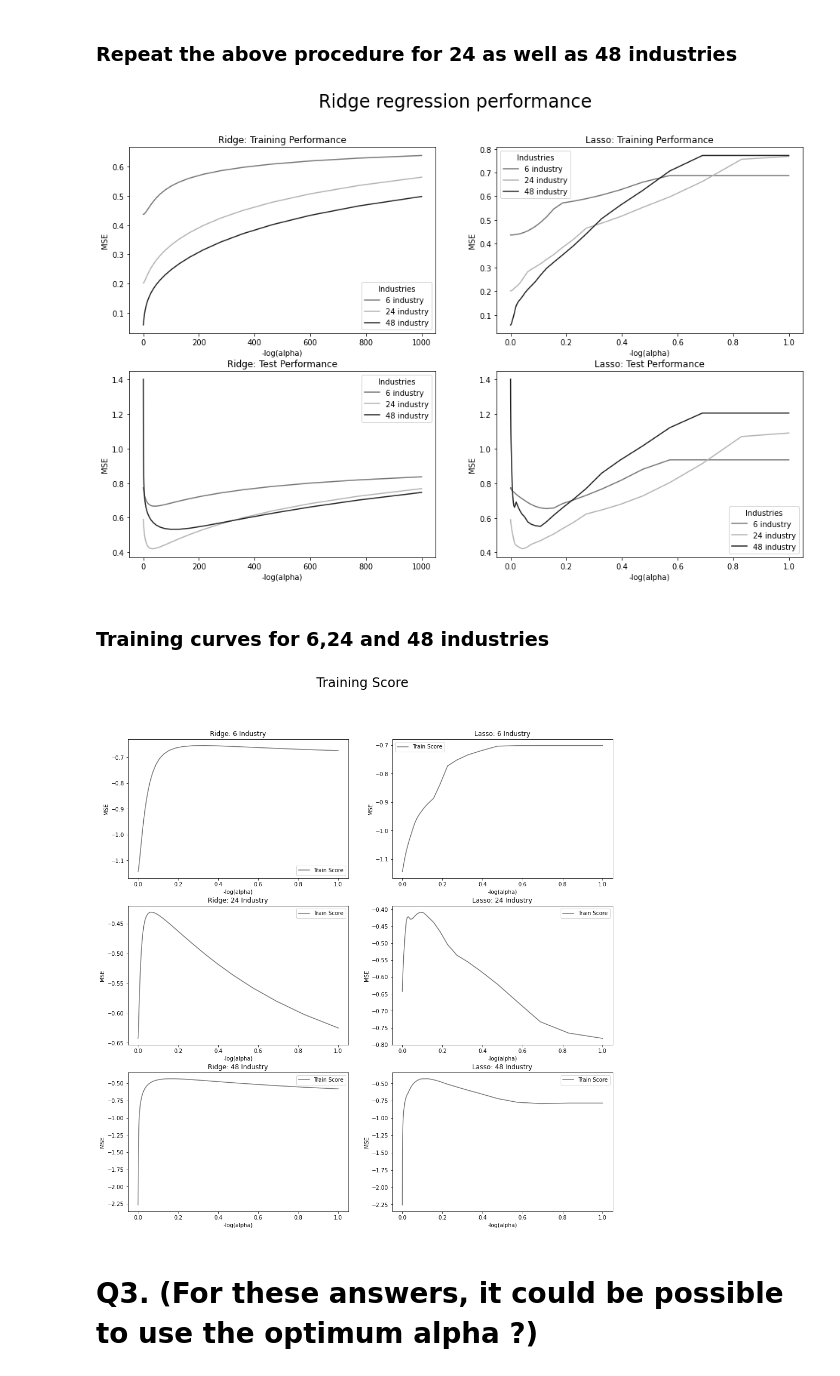
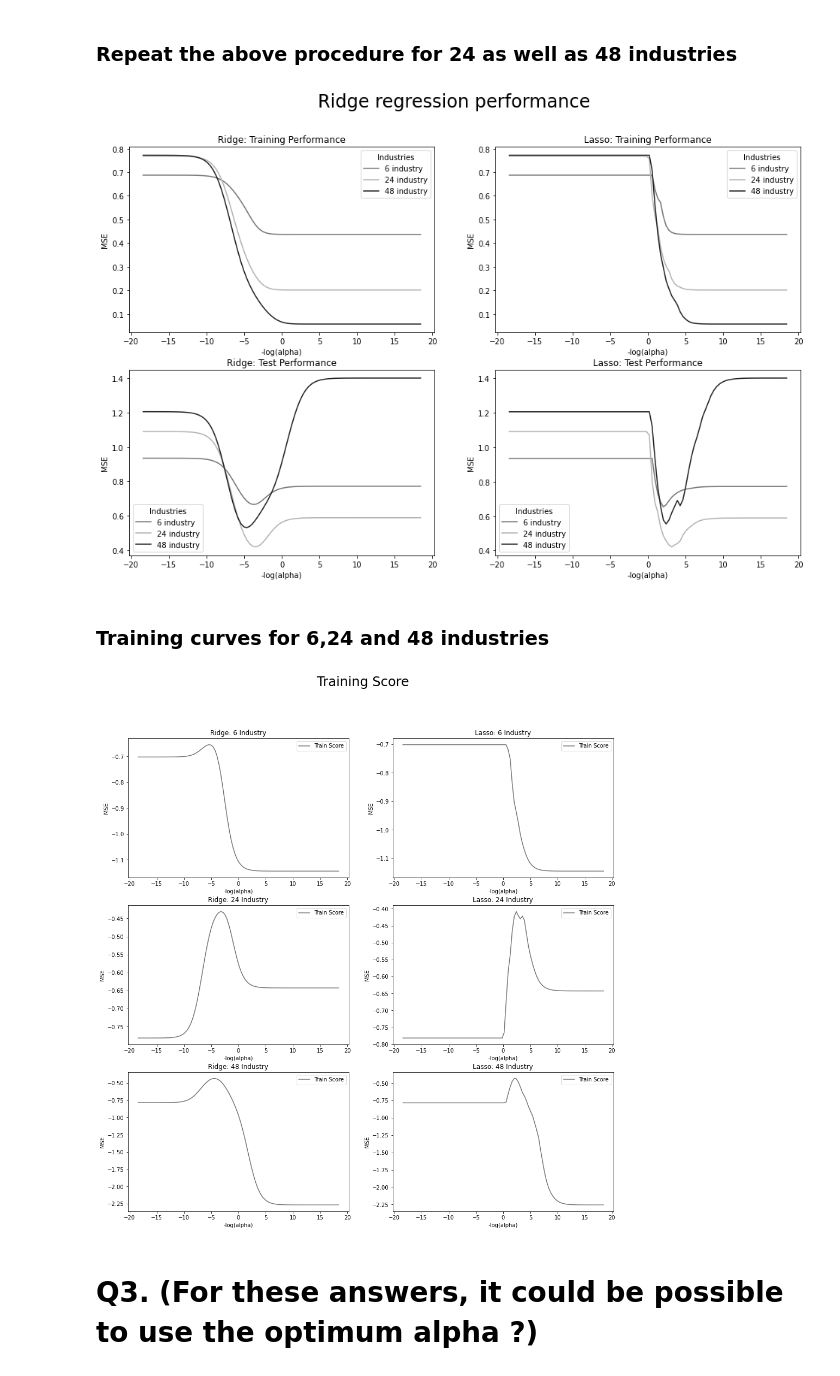
Before and after one commit to Sean-Chaos/DBA-3803-Project, a Jupyter notebook: DBA 3803 Group Project (Working copy).ipynb, the cells around one changed output. Saved outputs shown, nothing was run; the diff lists cells and outputs as text; code cells hidden in the pictures.

Commit message:
Add files via upload
- FIXED ALL GRPAHS TO USE CORRECTED METRICS
- all graphs now usable
- Values should all be correct now

```diff
--- a/DBA 3803 Group Project (Working copy).ipynb
+++ b/DBA 3803 Group Project (Working copy).ipynb
@@ -581,0 +580,39 @@ plt.show()
+# %%
+regressions = [Ridge, Lasso]
+fig, axs = plt.subplots(nrows=2, figsize=(16,10))
+
+alpha_list = [np.logspace(-8,8,100), np.logspace(-8,8,100)]
+
+counter = 0
+
+#--------------------------------------------------------------------------------------------------
+
+for reg in regressions:
+    cvResults = []
+
+    for cur_alpha in alpha_list[counter]:
+
+        clf_cv = Pipeline(steps=[("scaler", StandardScaler(with_std = False)),
+                                 ("mdl", reg(cur_alpha, fit_intercept = False))])
+
+        # Perform 10-fold cross validation
+        scores = cross_val_score(estimator = clf_cv, X = X_train_raw, y = y_train_raw, cv = 8, \
+                                 scoring = 'neg_mean_squared_error', n_jobs = -1)
+
+        cvResults.append(abs(scores.mean()))
+
+    fig = sns.scatterplot(y = cvResults, x = -np.log(alpha_vec), label = "Train Score", ax = axs[counter])
+
+    counter += 1
+
+#--------------------------------------------------------------------------------------------------
+
+# Graph
+axs[0].title.set_text('Ridge Training Performance')
+axs[1].title.set_text('Lasso Training Performance')
+
+axs[0].set(xlabel='-log(alpha)', ylabel='MSE')
+axs[1].set(xlabel='-log(alpha)', ylabel='MSE')
+
+plt.suptitle('Training Score', fontsize = 24)
+plt.show()
@@ -592,7 +631,7 @@ ind_48 = list(df.columns)[1:]
 
 
 regressions = [Ridge, Lasso]
-alpha_list = [np.logspace(-8,3,100), np.logspace(-8,0,100)]
+alpha_list = [np.logspace(-8,8,100), np.logspace(-8,8,100)]
 
 testing = [ind_6, ind_24, ind_48]
 fig, axs = plt.subplots(nrows=2, ncols=2, figsize=(16,10))
@@ -674,38 +713,38 @@ for reg in regressions:
             coeff_dict_all[cur_alpha] = mdl.coef_
 
             # Test
             test_r2_all.append(mdl.score(X_test, y_test))
             test_mse_all.append(mean_squared_error(y_test, mdl.predict(X_test)))
 
 
-        fig = sns.lineplot(x=alpha_vec, y=np.array(train_mse_all), ax=axs[0,col])
-        fig = sns.lineplot(x=alpha_vec, y=np.array(test_mse_all), ax=axs[1,col])
+        fig = sns.lineplot(x=-np.log(alpha_vec), y=np.array(train_mse_all), ax=axs[0,col])
+        fig = sns.lineplot(x=-np.log(alpha_vec), y=np.array(test_mse_all), ax=axs[1,col])
     col += 1
 
 #--------------------------------------------------------------------------------------------------
 # Graph
 axs[0,0].title.set_text('Ridge: Training Performance')
 axs[1,0].title.set_text('Ridge: Test Performance')
 axs[0,1].title.set_text('Lasso: Training Performance')
 axs[1,1].title.set_text('Lasso: Test Performance')
 
 axs[0,0].legend(title='Industries', labels=['6 industry', '24 industry', '48 industry'])
 axs[1,0].legend(title='Industries', labels=['6 industry', '24 industry', '48 industry'])
 axs[0,1].legend(title='Industries', labels=['6 industry', '24 industry', '48 industry'])
 axs[1,1].legend(title='Industries', labels=['6 industry', '24 industry', '48 industry'])
 
 axs[0,0].set(xlabel='-log(alpha)', ylabel='MSE')
 axs[1,0].set(xlabel='-log(alpha)', ylabel='MSE')
 axs[0,1].set(xlabel='-log(alpha)', ylabel='MSE')
 axs[1,1].set(xlabel='-log(alpha)', ylabel='MSE')
 
 
 plt.suptitle('Ridge regression performance', fontsize = 24)
 plt.show()
 # %% [output]
-[figure, old version]
+[figure, new version]
-# %% [markdown]
-### Training curves for 6,24 and 48 industries
+# %% [markdown]
+### Training curves for 6,24 and 48 industries
 # %%
 ind_6 = ['Trans', 'Hshld', 'Guns', 'LabEq', 'Fin', 'Hlth']
 ind_24 = ['Drugs', 'LabEq', 'Clths', 'Aero', 'RlEst', 'Mach', 'Beer', 'Hshld', 'Insur',
@@ -719,7 +758,7 @@ testing = [ind_6, ind_24, ind_48]
 
 regressions = [Ridge, Lasso]
 
-alpha_list = [np.logspace(-8,3,100), np.logspace(-8,0,100)]
+alpha_list = [np.logspace(-8,8,100), np.logspace(-8,8,100)]
 testing = [ind_6, ind_24, ind_48]
 
 fig, axs = plt.subplots(nrows=3, ncols=2, figsize=(16,16))
@@ -787,7 +826,7 @@ for reg in regressions:
 
             cvResults.append(scores.mean())
 
-        fig = sns.lineplot(y = cvResults, x = alpha_vec, label = "Train Score", ax = axs[row, col])
+        fig = sns.lineplot(y = cvResults, x = -np.log(alpha_vec), label = "Train Score", ax = axs[row, col])
         row += 1
 
     col+= 1
@@ -813,7 +852,7 @@ axs[2,1].set(xlabel='-log(alpha)', ylabel='MSE')
 plt.suptitle('Training Score', fontsize = 24)
 plt.show()
 # %% [output]
-[figure, old version]
+[figure, new version]
 # %% [markdown]
 # Q3. (For these answers, it could be possible to use the optimum alpha ?)
 # %% [markdown]
```
Also changed, not shown: parts of 27 cells of this notebook.
